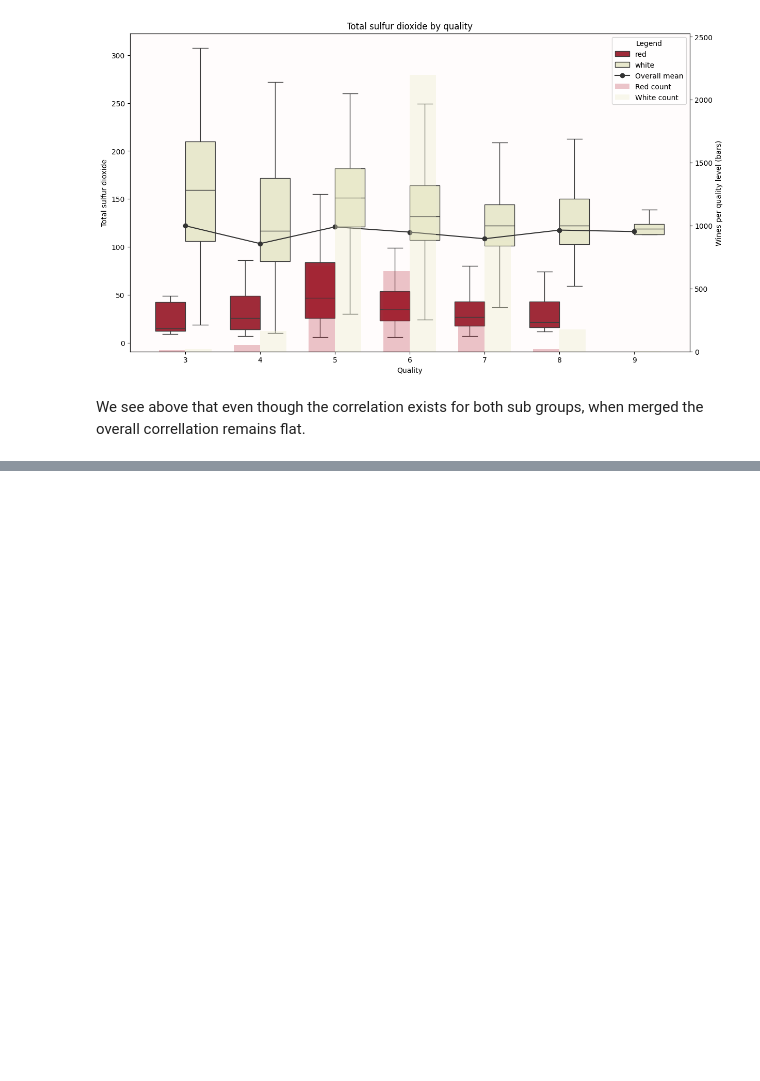
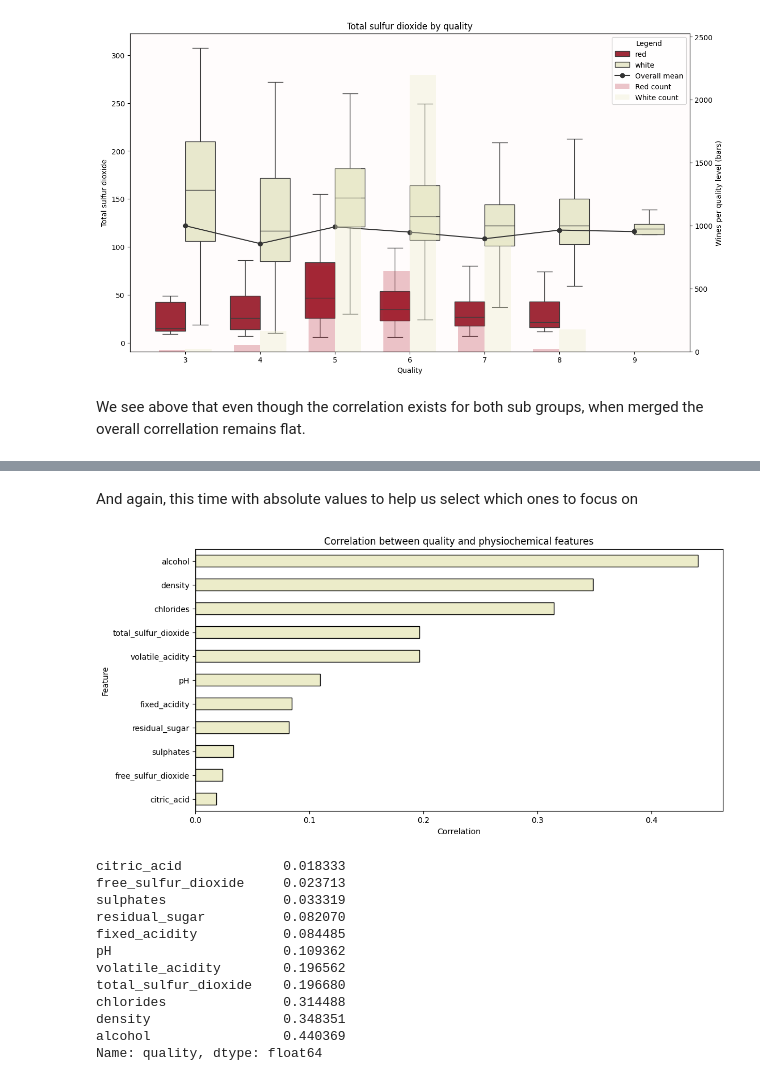
Before and after one commit to jklydev/everything-counts-summative-1, a Jupyter notebook: wine.ipynb, the cells around one changed output, grey strips where cells are left out. Drawn from its saved outputs; the diff is of its cells as text; code cells hidden in the pictures; blank space fills up the shorter version.

```diff
--- a/wine.ipynb
+++ b/wine.ipynb
@@ -407,0 +422,29 @@ We see above that even though the correlation exists for both sub groups, when m
+# %% [markdown]
+And again, this time with absolute values to help us select which ones to focus on
+# %%
+white_corr_abs = white_corr.apply(lambda value: abs(value)).sort_values()
+plt.figure(figsize=(12, 6))
+white_corr_abs.plot(
+    kind="barh", color=palette['white'], edgecolor="black"
+)
+plt.axvline(0, color="black", linewidth=1)
+plt.title("Correlation between quality and physiochemical features")
+plt.xlabel("Correlation")
+plt.ylabel("Feature")
+plt.show()
+
+white_corr_abs
+# %% [output]
+[figure, added]
+citric_acid             0.018333
+free_sulfur_dioxide     0.023713
+sulphates               0.033319
+residual_sugar          0.082070
+fixed_acidity           0.084485
+pH                      0.109362
+volatile_acidity        0.196562
+total_sulfur_dioxide    0.196680
+chlorides               0.314488
+density                 0.348351
+alcohol                 0.440369
+Name: quality, dtype: float64
```
Also changed, not shown: parts of 2 cells of this notebook.
